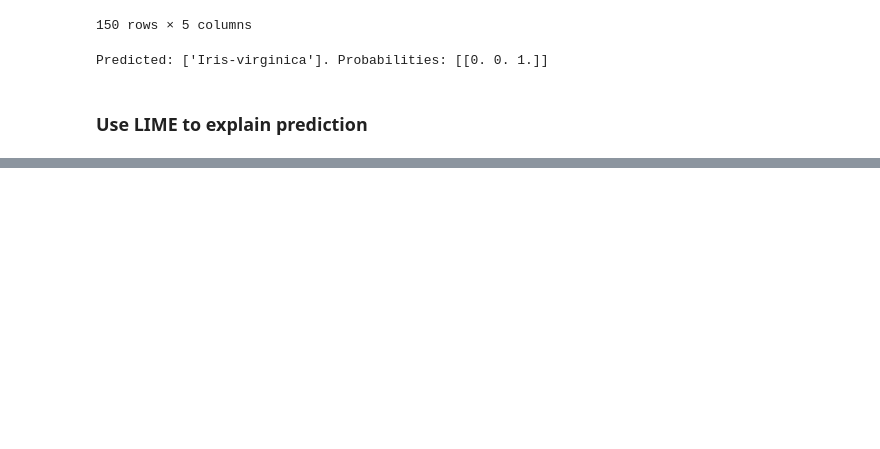
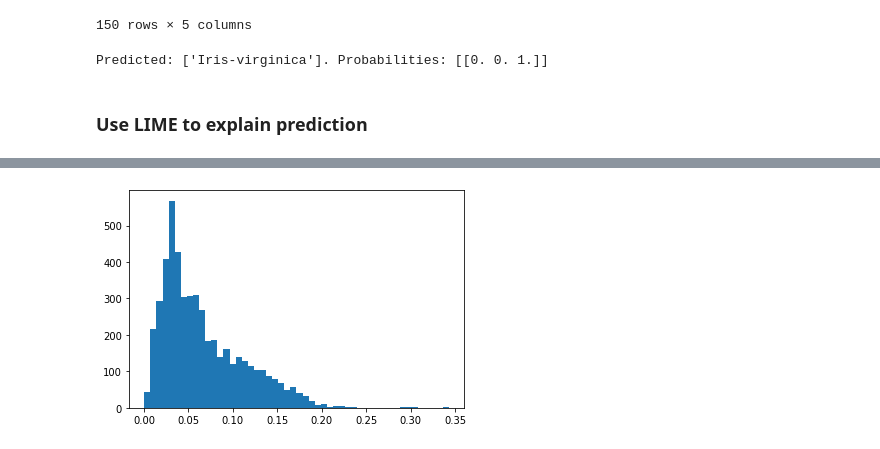
Before and after one commit to vonHousen/lime, a Jupyter notebook: doc/mod/notebooks/PerformanceAnalysis.ipynb, the cells around one changed output, grey strips where cells are left out. Drawn from its saved outputs; the diff is of its cells as text; code cells hidden in the pictures; blank space fills up the shorter version.

```diff
--- a/doc/mod/notebooks/PerformanceAnalysis.ipynb
+++ b/doc/mod/notebooks/PerformanceAnalysis.ipynb
@@ -151,0 +130,5 @@ explainer.discretizer.maxs
+# %%
+plt.hist(examples_squared_errors, bins=50)
+plt.show()
+# %% [output]
+[figure, added]
```
Also changed, not shown: parts of 9 cells of this notebook, 2 other files.
